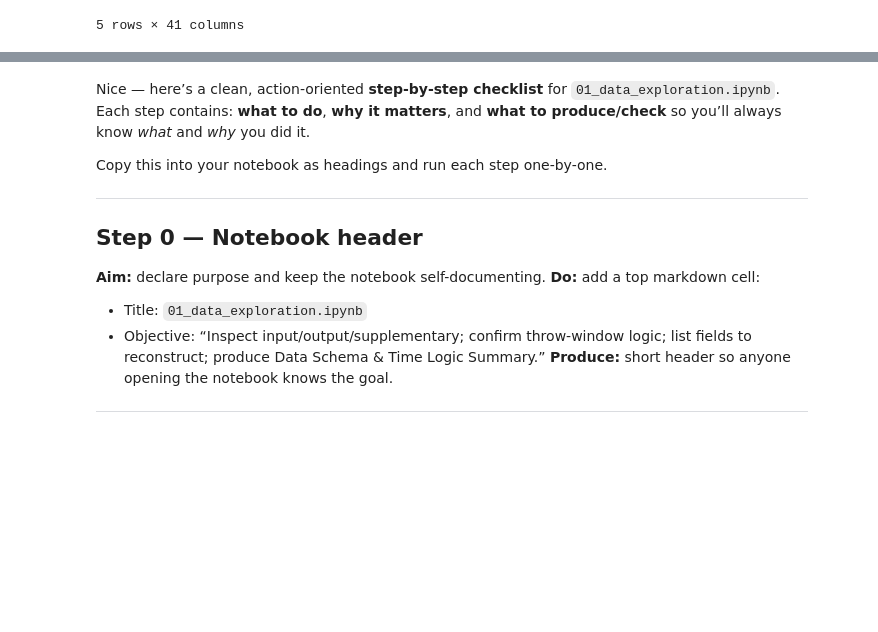
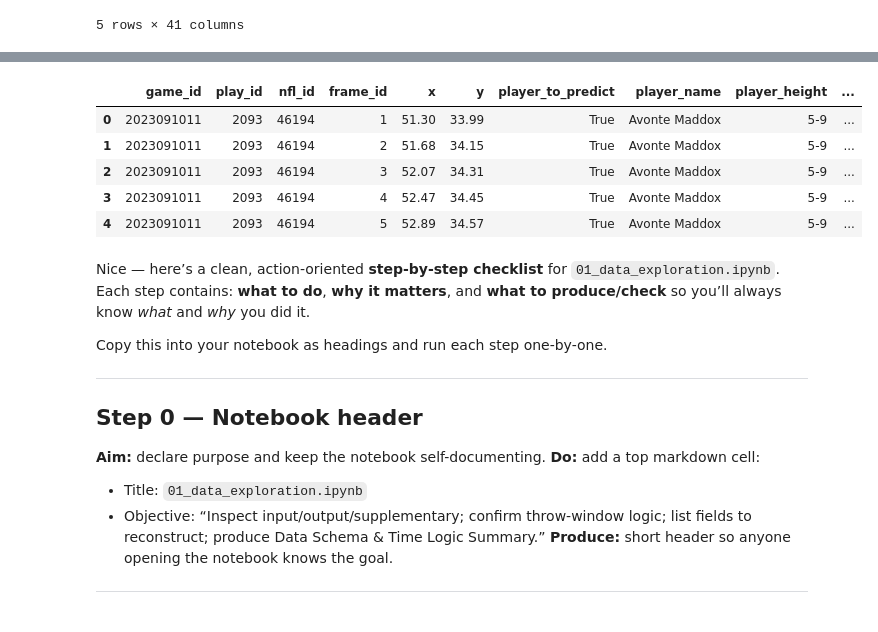
Before and after one commit to muma005/nfl-ball-flight-analysis, a Jupyter notebook: notebooks/00_data_exploration.ipynb, the cells around one changed output, grey strips where cells are left out. Cells and saved outputs as stored; diff of their text form; code cells hidden in the pictures; blank space fills up the shorter version.

```diff
--- a/notebooks/00_data_exploration.ipynb
+++ b/notebooks/00_data_exploration.ipynb
@@ -120,0 +781,67 @@ First 5 rows of supplementary_data.csv:
+# %%
+# Step 13 — Save a small merged sample for next notebook
+
+print("--- Saving Small Merged Sample ---")
+
+if 'week1_input_df' in locals() and week1_input_df is not None and 'week1_output_df' in locals() and week1_output_df is not None:
+
+    # Select a few plays that are present in both input and output data
+    # We can reuse the 'plays_to_visualize' from Step 8 if needed, or sample new ones
+    # Let's sample 3 plays for the merged sample
+    sample_plays_for_merge = week1_input_df[['game_id', 'play_id']].drop_duplicates().sample(min(3, len(week1_input_df[['game_id', 'play_id']].drop_duplicates())), random_state=100) # Use a different random state
+
+    print(f"\nMerging and saving data for {len(sample_plays_for_merge)} sample plays:")
+    print(sample_plays_for_merge)
+
+    # Filter input and output data for the selected plays
+    merged_sample_df = pd.DataFrame()
+
+    for index, play in sample_plays_for_merge.iterrows():
+        game_id = play['game_id']
+        play_id = play['play_id']
+
+        play_input_df = week1_input_df[(week1_input_df['game_id'] == game_id) & (week1_input_df['play_id'] == play_id)].copy()
+        play_output_df = week1_output_df[(week1_output_df['game_id'] == game_id) & (week1_output_df['play_id'] == play_id)].copy()
+
+        # Merge input and output data for this play
+        # We need to merge on game_id, play_id, nfl_id, and frame_id
+        # Note: Input data has frame_id up to the throw, Output data has frame_id after the throw
+        # The challenge is how to combine these. For a simple sample, we can potentially
+        # just concatenate the relevant columns after aligning by player and frame if needed.
+        # However, the plan implies merging on game_id, play_id, nfl_id for player attributes + ball_land
+        # and then having output frames. A full merge on all keys might not work directly due to different frame ranges.
+
+        # Let's refine the merge strategy based on the plan's "Do" which mentions
+        # "containing both input columns (player attributes + ball_land) and output frames for those plays."
+
+        # Get input data with player attributes and ball_land info for these plays
+        input_attributes = play_input_df[['game_id', 'play_id', 'nfl_id', 'player_to_predict', 'player_name',
+                                           'player_height', 'player_weight', 'player_birth_date', 'player_position',
+                                           'player_side', 'player_role', 'num_frames_output', 'ball_land_x', 'ball_land_y']].drop_duplicates(subset=['game_id', 'play_id', 'nfl_id'])
+
+        # Get output data for these plays
+        output_frames = play_output_df[['game_id', 'play_id', 'nfl_id', 'frame_id', 'x', 'y']]
+
+        # Merge the input attributes with the output frames
+        # We'll merge on game_id, play_id, nfl_id
+        merged_play_df = pd.merge(output_frames, input_attributes, on=['game_id', 'play_id', 'nfl_id'], how='left')
+
+        merged_sample_df = pd.concat([merged_sample_df, merged_play_df])
+
+    # Define the output directory and file path
+    output_dir = Path('data/interim')
+    output_dir.mkdir(parents=True, exist_ok=True) # Create directory if it doesn't exist
+    output_file_path = output_dir / 'merged_sample.parquet'
+
+    # Save the merged sample to a Parquet file
+    try:
+        merged_sample_df.to_parquet(output_file_path, index=False)
+        print(f"\nMerged sample saved to: {output_file_path}")
+        display(merged_sample_df.head()) # Display head of the saved sample
+    except Exception as e:
+        print(f"Error saving merged sample to Parquet: {e}")
+
+
+else:
+    print("Input or Output DataFrame not loaded. Skipping saving merged sample.")
+# %% [output]
@@ -121,3 +857,9 @@ First 5 rows of supplementary_data.csv:
+|  | game_id | play_id | nfl_id | frame_id | x | y | player_to_predict | player_name | player_height | ... |
+| 0 | 2023091011 | 2093 | 46194 | 1 | 51.30 | 33.99 | True | Avonte Maddox | 5-9 | ... |
+| 1 | 2023091011 | 2093 | 46194 | 2 | 51.68 | 34.15 | True | Avonte Maddox | 5-9 | ... |
+| 2 | 2023091011 | 2093 | 46194 | 3 | 52.07 | 34.31 | True | Avonte Maddox | 5-9 | ... |
+| 3 | 2023091011 | 2093 | 46194 | 4 | 52.47 | 34.45 | True | Avonte Maddox | 5-9 | ... |
+| 4 | 2023091011 | 2093 | 46194 | 5 | 52.89 | 34.57 | True | Avonte Maddox | 5-9 | ... |
 # %% [markdown]
 Nice — here’s a clean, action-oriented **step-by-step checklist** for `01_data_exploration.ipynb`.
 Each step contains: **what to do**, **why it matters**, and **what to produce/check** so you’ll always know *what* and *why* you did it.
```
Also changed, not shown: parts of 14 cells of this notebook.
